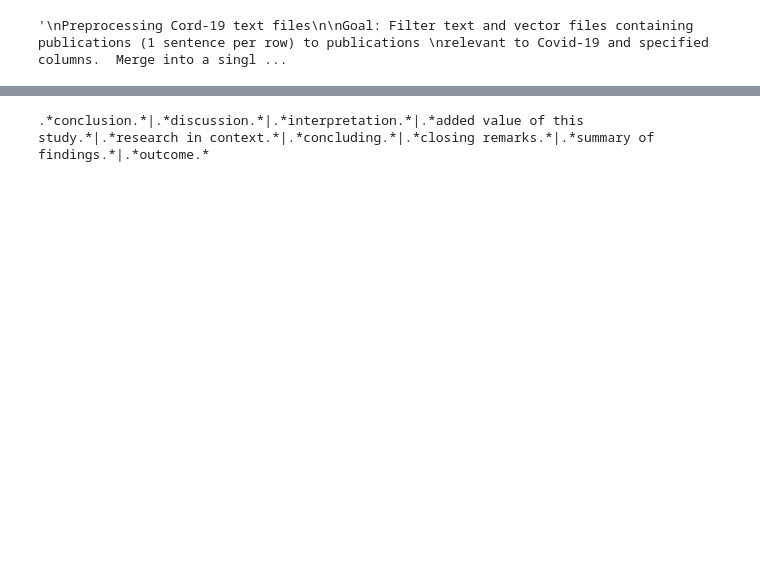
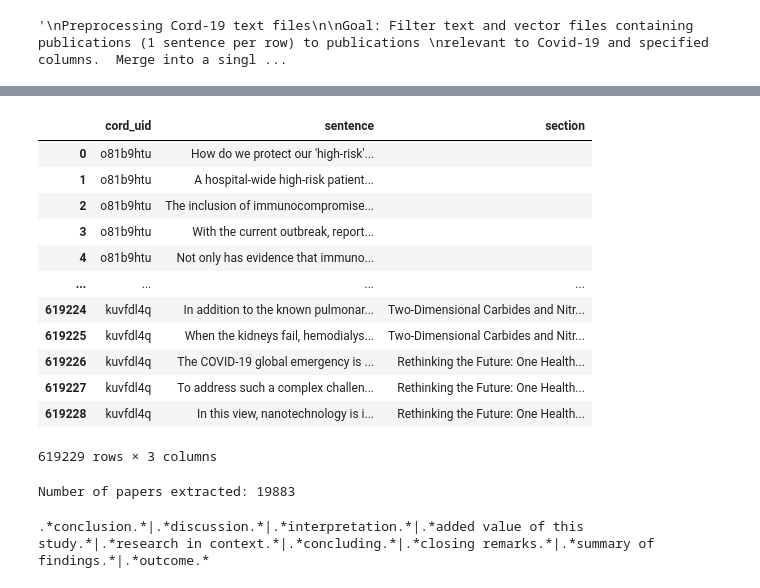
Before and after one commit to CoronaWhy/task-vt, a Jupyter notebook: contradictory_claims/notebooks/vt_contra_text_preprocessing.ipynb, the cells around one changed output, grey strips where cells are left out. Drawn from its saved outputs; the diff is of its cells as text; code cells hidden in the pictures; blank space fills up the shorter version.

```diff
--- a/contradictory_claims/notebooks/vt_contra_text_preprocessing.ipynb
+++ b/contradictory_claims/notebooks/vt_contra_text_preprocessing.ipynb
@@ -281,0 +140,17 @@ Step 6: Merging concatenated text dataframe and concatenated vector dataframe on
+# %%
+concat_text_trunc_df = pd.DataFrame.from_dict(covid19_dict,orient='index')
+concat_text_trunc_df
+# %% [output]
+|  | cord_uid | sentence | section |
+| 0 | o81b9htu | How do we protect our 'high-risk'... |  |
+| 1 | o81b9htu | A hospital-wide high-risk patient... |  |
+| 2 | o81b9htu | The inclusion of immunocompromise... |  |
+| 3 | o81b9htu | With the current outbreak, report... |  |
+| 4 | o81b9htu | Not only has evidence that immuno... |  |
+| ... | ... | ... | ... |
+| 619224 | kuvfdl4q | In addition to the known pulmonar... | Two-Dimensional Carbides and Nitr... |
+| 619225 | kuvfdl4q | When the kidneys fail, hemodialys... | Two-Dimensional Carbides and Nitr... |
+| 619226 | kuvfdl4q | The COVID-19 global emergency is ... | Rethinking the Future: One Health... |
+| 619227 | kuvfdl4q | To address such a complex challen... | Rethinking the Future: One Health... |
+| 619228 | kuvfdl4q | In this view, nanotechnology is i... | Rethinking the Future: One Health... |
+619229 rows × 3 columns
@@ -282,3 +159,7 @@ Step 6: Merging concatenated text dataframe and concatenated vector dataframe on
+# %%
+print('Number of papers extracted:',len(concat_text_trunc_df.cord_uid.unique()))
+# %% [output]
+Number of papers extracted: 19883
 # %%
 """
 Functions to generate regex match patterns from synonymous words/phrases for filtering subject headers
@@ -324,11 +205,10 @@ disc_terms_dict = {
         'outcome'
     ]
 }
+conc_pattern = construct_regex_match_pattern(disc_terms_dict)
+print(conc_pattern)
+# %% [output]
+.*conclusion.*|.*discussion.*|.*interpretation.*|.*added value of this study.*|.*research in context.*|.*concluding.*|.*closing remarks.*|.*summary of findings.*|.*outcome.*
-# %%
-conc_pattern = construct_regex_match_pattern(disc_terms_dict)
-print(conc_pattern)
-# %% [output]
-.*conclusion.*|.*discussion.*|.*interpretation.*|.*added value of this study.*|.*research in context.*|.*concluding.*|.*closing remarks.*|.*summary of findings.*|.*outcome.*
 # %%
 import pprint
 
```
Also changed, not shown: parts of 43 cells of this notebook, 3 other files.
